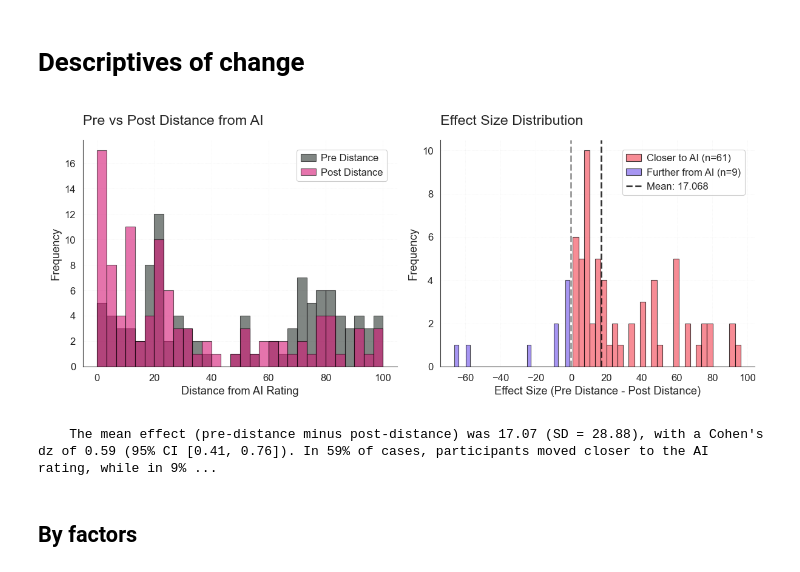
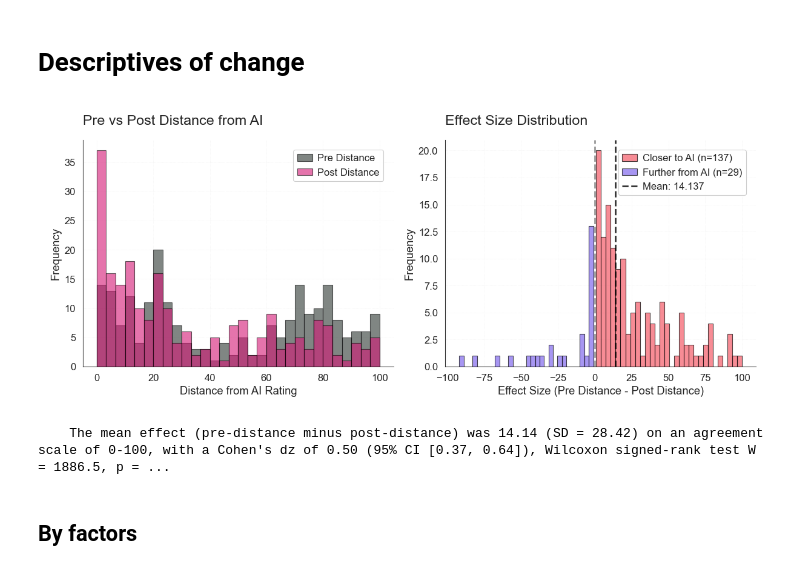
Before and after one commit to josh-ashkinaze/ssl, a Jupyter notebook: study2/6.3_analyze_init_norm_pilot.ipynb, the cells around one changed output. Drawn from its saved outputs; the diff is of its cells as text; code cells hidden in the pictures.

```diff
--- a/study2/6.3_analyze_init_norm_pilot.ipynb
+++ b/study2/6.3_analyze_init_norm_pilot.ipynb
@@ -37,7 +37,7 @@ def short_domain(x):
     else:
         return "other"
 
-df = pd.read_csv("../data/qualtrics_experiments/desc_norms_interface [typing]_August 23, 2025_17.08.csv")
+df = pd.read_csv("../data/qualtrics_experiments/desc_norms_interface [typing]_August 23, 2025_20.20.csv")
 # print(sorted(df.columns))
 df = df.iloc[2:]
 df = df.query("DistributionChannel=='anonymous'")
@@ -50,6 +50,7 @@ for _, row in df.iterrows():
         "progress": row['Progress'],
         "duration": float(row['Duration (in seconds)'])/60,
         "finished": row['Finished'],
+        "feedback": row['feedback'],
         "llm_usage": row['dv_llm_usage'],
         "usage_convention": row['dv_usage_convention'],
         "usage_moral": row['dv_usage_moral'],
@@ -153,36 +154,36 @@ def compute_change_metrics(pre, post):
     ci_lower, ci_upper = bootstrap_dz(effect_size)
     moved_closer = effect_size > 0
     moved_further = effect_size < 0
     no_change = effect_size == 0
     wilcox_w = stats.wilcoxon(pre, post)
 
     # Calculate percentages
     n = len(effect_size)
     percent_closer = moved_closer.sum() / n
     percent_further = moved_further.sum() / n
     percent_no_change = no_change.sum() / n
 
     data =  {
         "mean_diff": mean_diff,
         "sd_diff": sd_diff,
         "cohens_dz": cohens_dz,
         "ci_lower": ci_lower,
         "ci_upper": ci_upper,
         "moved_closer": moved_closer,
         "moved_further": moved_further,
         "no_change": no_change,
         "wilcox_w": wilcox_w.statistic,
         "wilcox_p": wilcox_w.pvalue
     }
     stats_str = f"""
-    The mean effect (pre-distance minus post-distance) was {mean_diff:.2f} (SD = {sd_diff:.2f}), with a Cohen's dz of {cohens_dz:.2f} (95% CI [{ci_lower:.2f}, {ci_upper:.2f}]). In {percent_closer*100:.0f}% of cases, participants moved closer to the AI rating, while in {percent_further*100:.0f}% of cases they moved further away, and in {percent_no_change*100:.0f}% of cases there was no change. A Wilcoxon signed-rank test indicates that this change is statistically significant (W = {wilcox_w.statistic}, p = {wilcox_w.pvalue:.1e})."""
+    The mean effect (pre-distance minus post-distance) was {mean_diff:.2f} (SD = {sd_diff:.2f}) on an agreement scale of 0-100, with a Cohen's dz of {cohens_dz:.2f} (95% CI [{ci_lower:.2f}, {ci_upper:.2f}]), Wilcoxon signed-rank test W = {wilcox_w.statistic}, p = {wilcox_w.pvalue:.1e}. In {percent_closer*100:.0f}% of cases, participants moved closer to the AI rating, while in {percent_further*100:.0f}% of cases they moved further away, and in {percent_no_change*100:.0f}% of cases there was no change. """
     print(stats_str)
     return data
 
 metrics = compute_change_metrics(df['pre_distance'], df['post_distance'])
 # %% [output]
-[figure, old version]
+[figure, new version]
-    The mean effect (pre-distance minus post-distance) was 17.07 (SD = 28.88), with a Cohen's dz of 0.59 (95% CI [0.41, 0.76]). In 59% of cases, participants moved closer to the AI rating, while in 9% ...
+    The mean effect (pre-distance minus post-distance) was 14.14 (SD = 28.42) on an agreement scale of 0-100, with a Cohen's dz of 0.50 (95% CI [0.37, 0.64]), Wilcoxon signed-rank test W = 1886.5, p = ...
 # %% [markdown]
 ## By factors
 # %%
```
Also changed, not shown: parts of 12 cells of this notebook.
